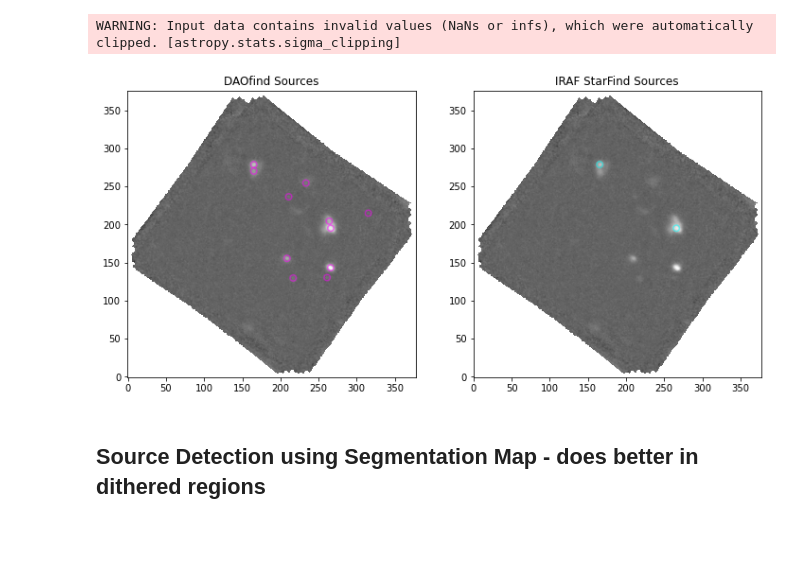
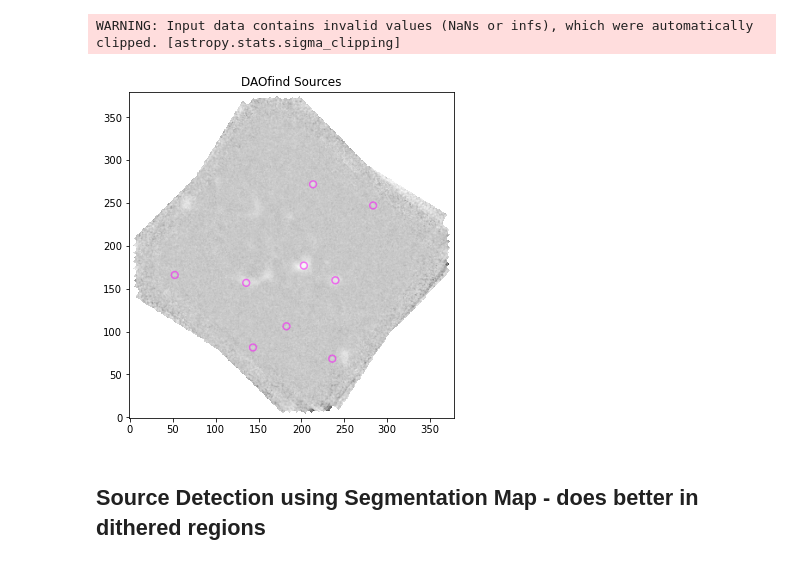
Before and after one commit to mjhankins/SFGCphotcode, a Jupyter notebook: SourceCatalog_Detect.ipynb, the cells around one changed output. Drawn from its saved outputs; the diff is of its cells as text; code cells hidden in the pictures; blank space fills up the shorter version.

Commit message:
Changed structure of config file for easier swapping between filters. Also added newest data from cycle 9.

```diff
--- a/SourceCatalog_Detect.ipynb
+++ b/SourceCatalog_Detect.ipynb
@@ -65,8 +77,15 @@ try:
 except:
     os.chdir(dpathalt)
 
+if wavelength==25:
+    fname=field.file25
+elif wavelength==37:
+    fname=field.file37
+else:
+    print("Error. Wavelength should be either 25 or 37.")
+
 #import data - unpack fits file into header, image (data), varance (varmap), and exposure time (tmap)
-hdu=fits.open(field.filename)
+hdu=fits.open(fname)
 header=hdu[0].header
 
 #pull the first image plane
@@ -187,12 +206,19 @@ mask2=np.zeros(np.shape(maskTPS))
 mask3=np.zeros(np.shape(maskTPS))
 
 #create a single mask from the combination of mask parameters specified in the config file
-if field.m3lims is not None:
-    maskPS=(maskTPS == 1) | (mask2 == 1) | (mask3 == 1)
-elif field.m2lims is not None:
+#if field.m3lims is not None:
+#    maskPS=(maskTPS == 1) | (mask2 == 1) | (mask3 == 1)
+#elif field.m3lims is not None:
+#    maskPS=(maskTPS == 1) | (mask2 == 1)
+#else:
+#    maskPS=(maskTPS == 1)
+
+#create a single mask from the combination of mask parameters specified in the config file
+if field.m2lims is not None:
     maskPS=(maskTPS == 1) | (mask2 == 1)
 else:
     maskPS=(maskTPS == 1)
+
 
 #create masked array for the background subtracted data
 data_bkgsub_ma = np.ma.masked_array(data_bkgsub, mask=maskPS)
@@ -220,31 +246,32 @@ IRAFsources = StarFinder(data_bkgsub_ma,mask=maskPS)
 # %%
 #plot data with apertures on detected sources
 if DAOsources is not None:
     Dpositions = np.transpose((DAOsources['xcentroid'], DAOsources['ycentroid']))
     Dapertures = CircularAperture(Dpositions, r=4.)
 
-if IRAFsources is not None:
-    Ipositions = np.transpose((IRAFsources['xcentroid'], IRAFsources['ycentroid']))
-    Iapertures = CircularAperture(Ipositions, r=4.)
+#if IRAFsources is not None:
+#    Ipositions = np.transpose((IRAFsources['xcentroid'], IRAFsources['ycentroid']))
+#    Iapertures = CircularAperture(Ipositions, r=4.)
 
 
 norm = ImageNormalize(stretch=SqrtStretch())
 
-fig, (ax1, ax2) = plt.subplots(1, 2, figsize=(12, 8))
+#fig, (ax1, ax2) = plt.subplots(1, 2, figsize=(12, 8))
+fig, ax1 = plt.subplots(1,1,figsize=(8,6))
 
 ax1.imshow(data_bkgsub, origin='lower', cmap='Greys_r',norm=norm)
 ax1.set_title('DAOfind Sources')
 if DAOsources is not None:
     Dapertures.plot(color='magenta', lw=1.5, alpha=0.5,axes=ax1)
 
-ax2.imshow(data_bkgsub, origin='lower', cmap='Greys_r',norm=norm)
-ax2.set_title('IRAF StarFind Sources')
-if IRAFsources is not None:
-    Iapertures.plot(color='cyan', lw=1.5, alpha=0.5,axes=ax2)
+#ax2.imshow(data_bkgsub, origin='lower', cmap='Greys_r',norm=norm)
+#ax2.set_title('IRAF StarFind Sources')
+#if IRAFsources is not None:
+#    Iapertures.plot(color='cyan', lw=1.5, alpha=0.5,axes=ax2)
 
 plt.show()
 # %% [output]
-[figure, old version]
+[figure, new version]
 # %%
 #add skycoords to source tables
 if DAOsources is not None:
```
Also changed, not shown: parts of 30 cells of this notebook, 4 other files.
